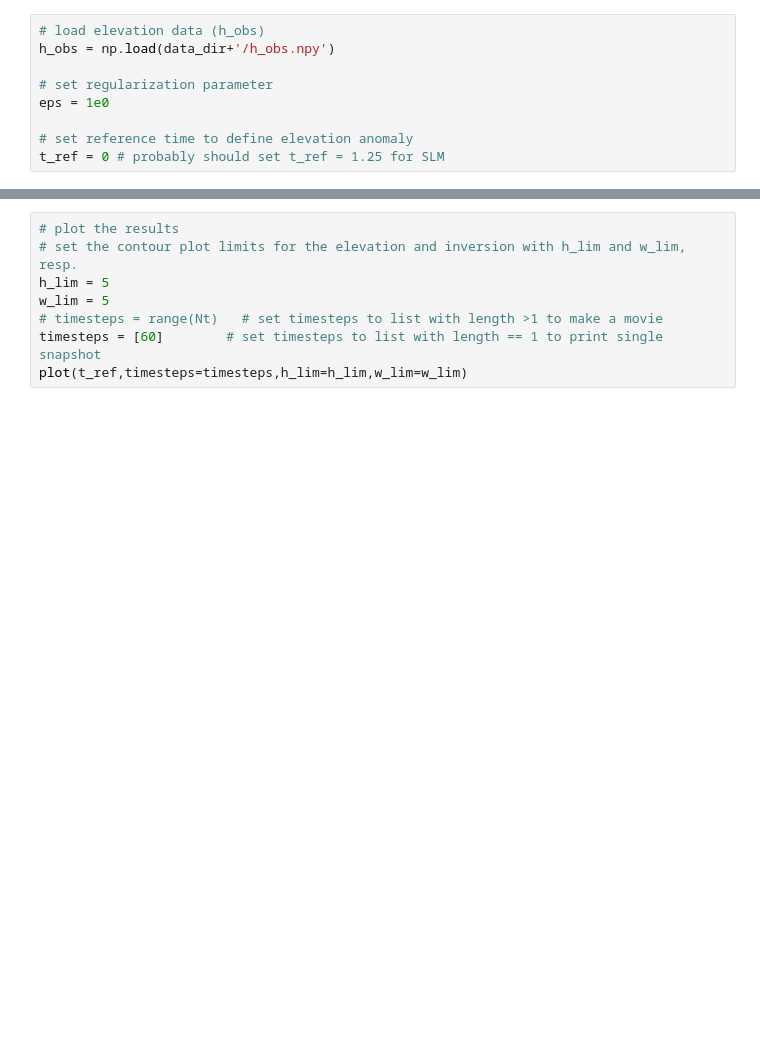
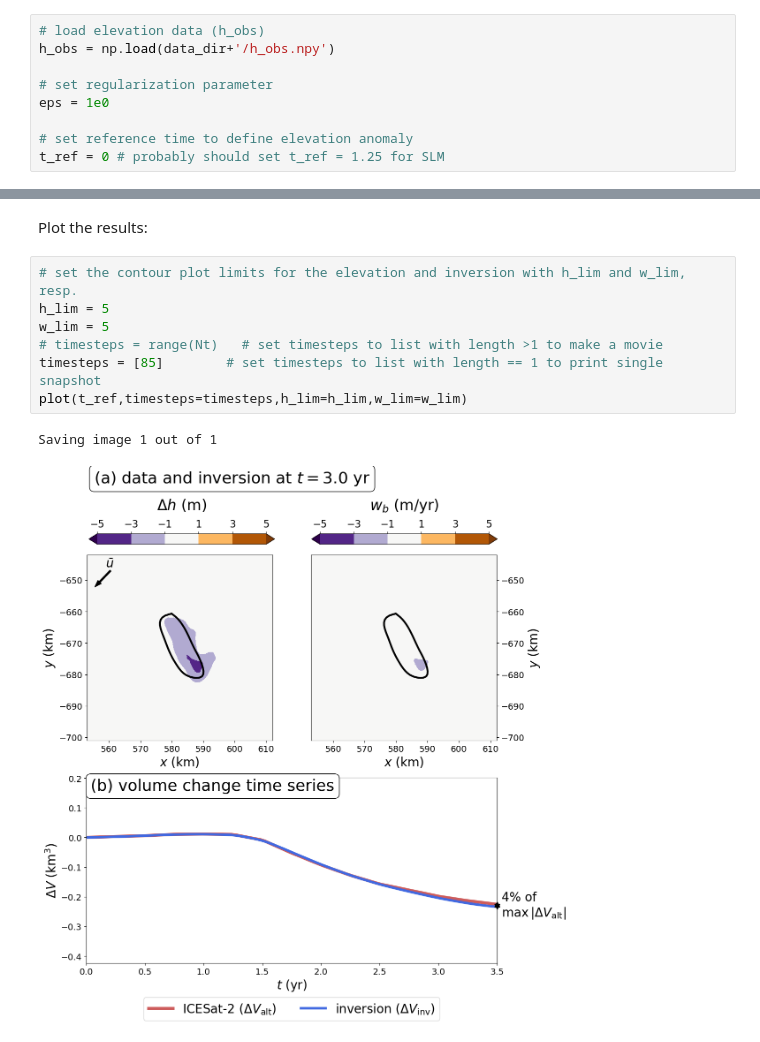
Before and after one commit to agstub/lake-altimetry-inversions, a Jupyter notebook: inverse-model/notebooks/Inversion.ipynb, the cells around one changed output, grey strips where cells are left out. Saved outputs shown, nothing was run; the diff lists cells and outputs as text; blank space fills up the shorter version.

Commit message:
plotting edits

```diff
--- a/inverse-model/notebooks/Inversion.ipynb
+++ b/inverse-model/notebooks/Inversion.ipynb
@@ -67,8 +89,12 @@ w_map,h_fwd,mis = invert(h_obs,eps=eps,t_ref=t_ref)
+# %% [markdown]
+Plot the results:
 # %%
-# plot the results
 # set the contour plot limits for the elevation and inversion with h_lim and w_lim, resp.
 h_lim = 5
 w_lim = 5
 # timesteps = range(Nt)   # set timesteps to list with length >1 to make a movie
-timesteps = [60]        # set timesteps to list with length == 1 to print single snapshot
+timesteps = [85]        # set timesteps to list with length == 1 to print single snapshot
 plot(t_ref,timesteps=timesteps,h_lim=h_lim,w_lim=w_lim)
+# %% [output]
+Saving image 1 out of 1
+[figure, added]
```
Also changed, not shown: parts of 9 cells of this notebook, 3 other files.
